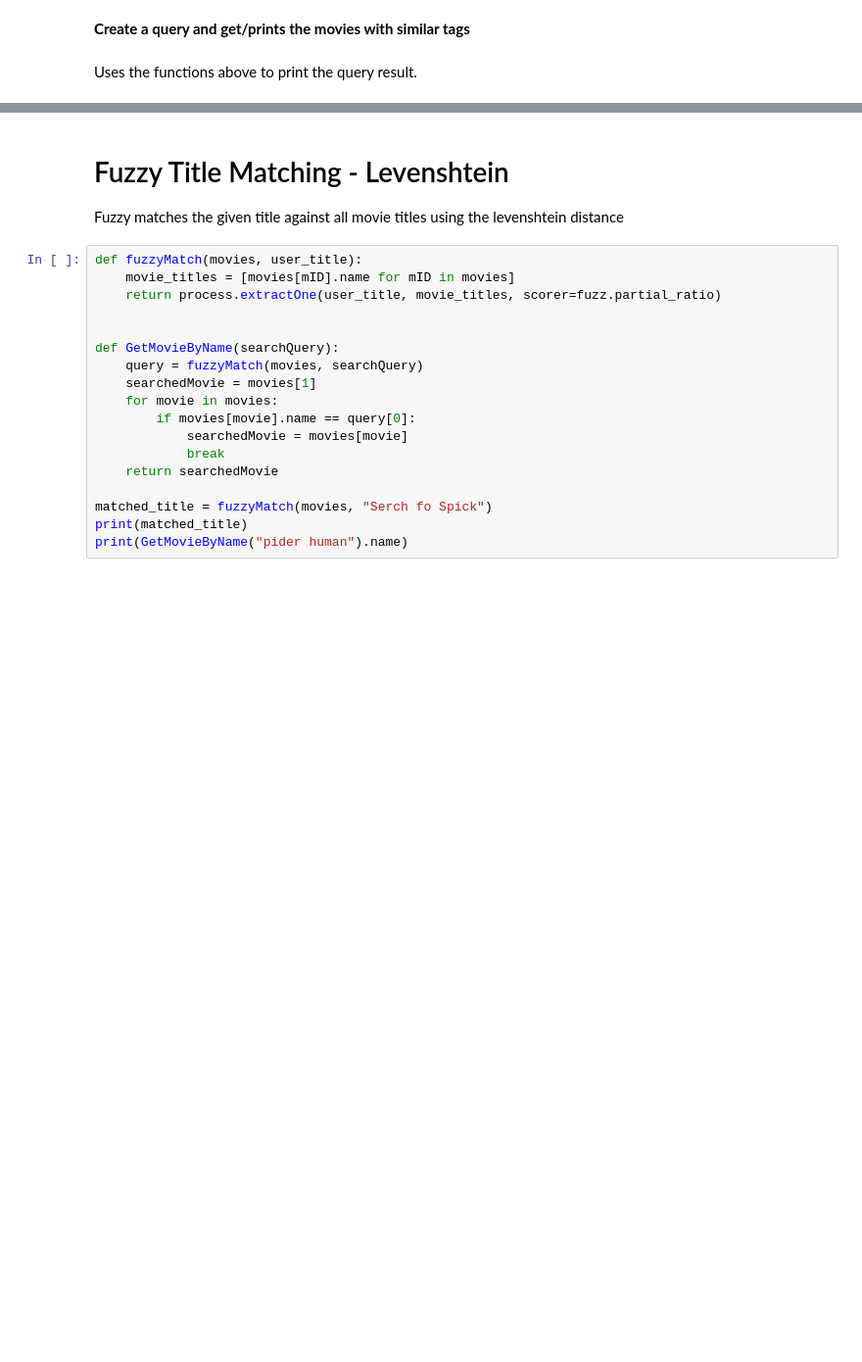
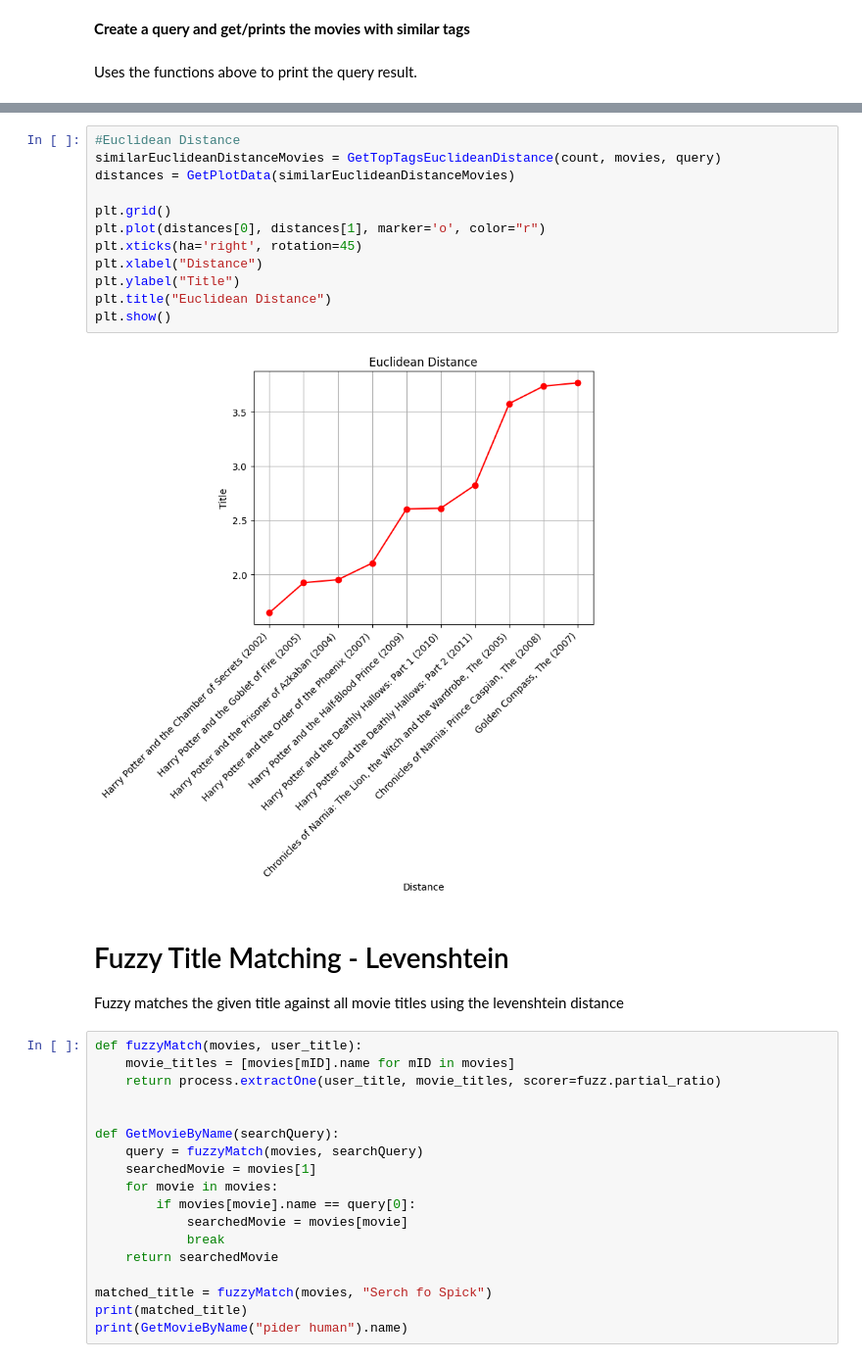
Before and after one commit to Dracacula/AIR-Recommender-G20, a Jupyter notebook: Movie Recommender.ipynb, the cells around one changed output, grey strips where cells are left out. Shown at 98% size. Drawn from its saved outputs; the diff is of its cells as text; blank space fills up the shorter version.

```diff
--- a/Movie Recommender.ipynb
+++ b/Movie Recommender.ipynb
@@ -260,3 +383,17 @@ PrintPearsonCorrelation(similarPearsonMovies)
+# %%
+#Euclidean Distance
+similarEuclideanDistanceMovies = GetTopTagsEuclideanDistance(count, movies, query)
+distances = GetPlotData(similarEuclideanDistanceMovies)
+
+plt.grid()
+plt.plot(distances[0], distances[1], marker='o', color="r")
+plt.xticks(ha='right', rotation=45)
+plt.xlabel("Distance")
+plt.ylabel("Title")
+plt.title("Euclidean Distance")
+plt.show()
+# %% [output]
+[figure, added]
 # %% [markdown]
 # Fuzzy Title Matching - Levenshtein
 
```
Also changed, not shown: parts of 28 cells of this notebook.
